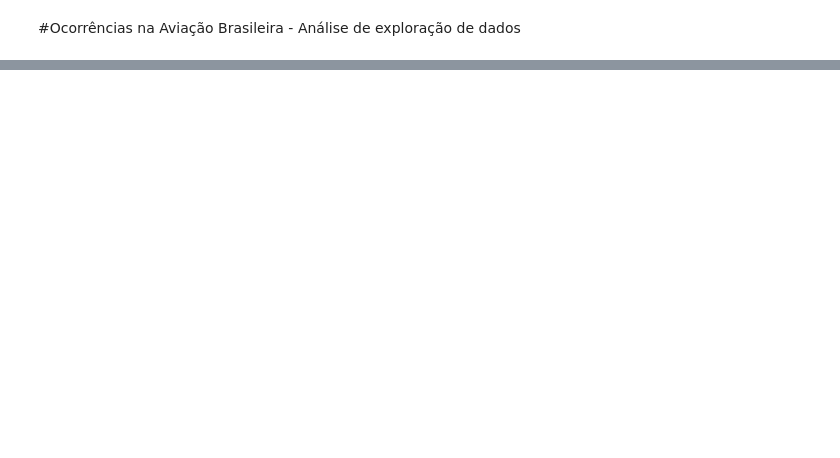
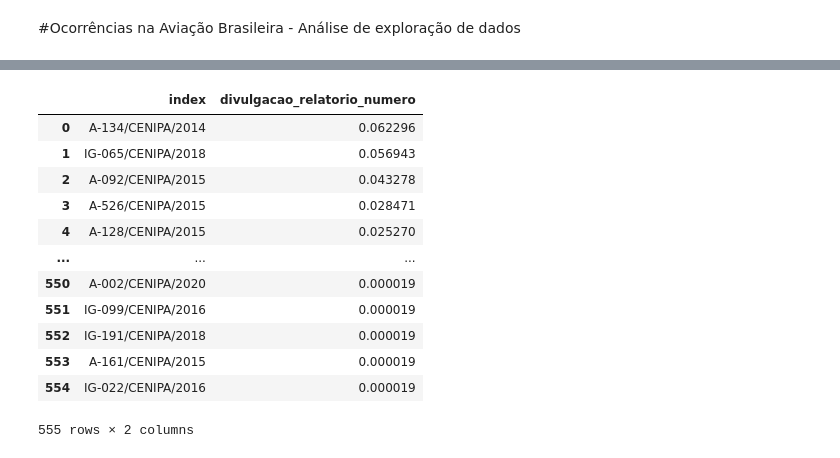
Before and after one commit to souza10v/Data-Science-Portfolio, a Jupyter notebook: Análise Exploratoria de Dados/Ocorrências Aviação/Ocorrencia Aviacao.ipynb, the cells around one changed output, grey strips where cells are left out. Drawn from its saved outputs; the diff is of its cells as text; code cells hidden in the pictures; blank space fills up the shorter version.

```diff
--- a/Análise Exploratoria de Dados/Ocorrências Aviação/Ocorrencia Aviacao.ipynb
+++ b/Análise Exploratoria de Dados/Ocorrências Aviação/Ocorrencia Aviacao.ipynb
@@ -141,0 +91,2 @@ df_aux.plot(kind="scatter", x='ocorrencia_longitude', y='ocorrencia_latitude', a
+# %%
+df_merge.drop(['recomendacao_dia_feedback','investigacao_aeronave_liberada'],axis=1, inplace=True)
@@ -141,0 +113,16 @@ df_aux.plot(kind="scatter", x='ocorrencia_longitude', y='ocorrencia_latitude', a
+# %%
+df_merge['divulgacao_relatorio_numero'].value_counts(normalize=True).reset_index()
+# %% [output]
+|  | index | divulgacao_relatorio_numero |
+| 0 | A-134/CENIPA/2014 | 0.062296 |
+| 1 | IG-065/CENIPA/2018 | 0.056943 |
+| 2 | A-092/CENIPA/2015 | 0.043278 |
+| 3 | A-526/CENIPA/2015 | 0.028471 |
+| 4 | A-128/CENIPA/2015 | 0.025270 |
+| ... | ... | ... |
+| 550 | A-002/CENIPA/2020 | 0.000019 |
+| 551 | IG-099/CENIPA/2016 | 0.000019 |
+| 552 | IG-191/CENIPA/2018 | 0.000019 |
+| 553 | A-161/CENIPA/2015 | 0.000019 |
+| 554 | IG-022/CENIPA/2016 | 0.000019 |
+555 rows × 2 columns
```
Also changed, not shown: parts of 51 cells of this notebook, 4 other files.
